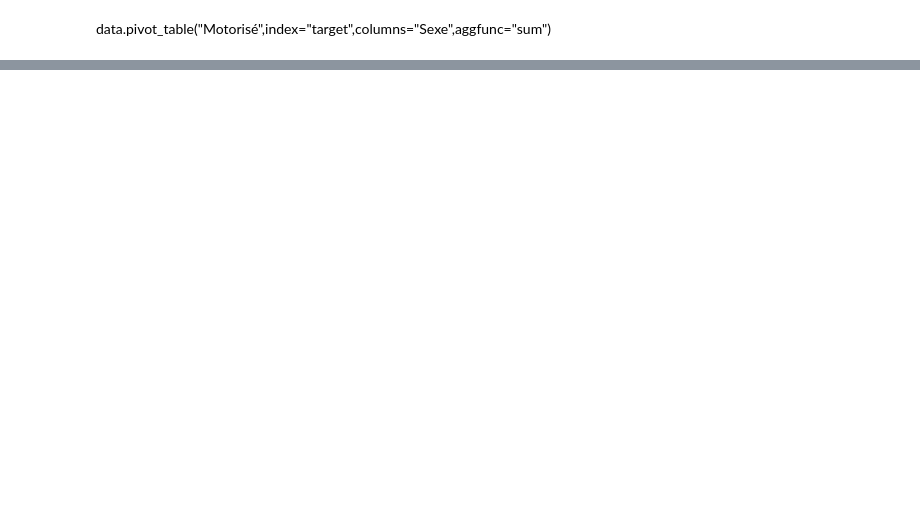
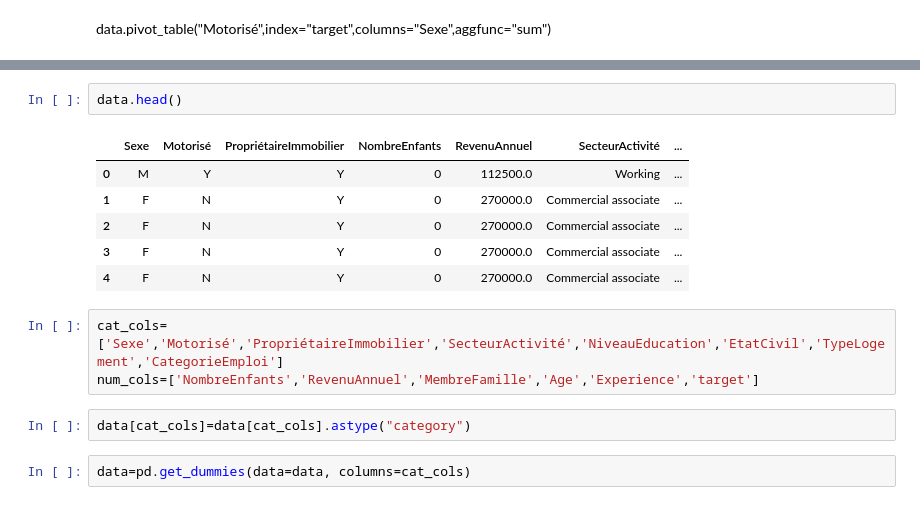
Before and after one commit to SIDIBEMoussa/Banking-credit-aproval-predicting, a Jupyter notebook: Banking_credit_aproval_predicting.ipynb, the cells around one changed output, grey strips where cells are left out. Saved outputs shown, nothing was run; the diff lists cells and outputs as text; blank space fills up the shorter version.

```diff
--- a/Banking_credit_aproval_predicting.ipynb
+++ b/Banking_credit_aproval_predicting.ipynb
@@ -212,0 +215,16 @@ lb=LabelEncoder()
+# %%
+data.head()
+# %% [output]
+|  | Sexe | Motorisé | PropriétaireImmobilier | NombreEnfants | RevenuAnnuel | SecteurActivité | ... |
+| 0 | M | Y | Y | 0 | 112500.0 | Working | ... |
+| 1 | F | N | Y | 0 | 270000.0 | Commercial associate | ... |
+| 2 | F | N | Y | 0 | 270000.0 | Commercial associate | ... |
+| 3 | F | N | Y | 0 | 270000.0 | Commercial associate | ... |
+| 4 | F | N | Y | 0 | 270000.0 | Commercial associate | ... |
+# %%
+cat_cols=['Sexe','Motorisé','PropriétaireImmobilier','SecteurActivité','NiveauEducation','EtatCivil','TypeLogement','CategorieEmploi']
+num_cols=['NombreEnfants','RevenuAnnuel','MembreFamille','Age','Experience','target']
+# %%
+data[cat_cols]=data[cat_cols].astype("category")
+# %%
+data=pd.get_dummies(data=data, columns=cat_cols)
```
Also changed, not shown: parts of 14 cells of this notebook.
